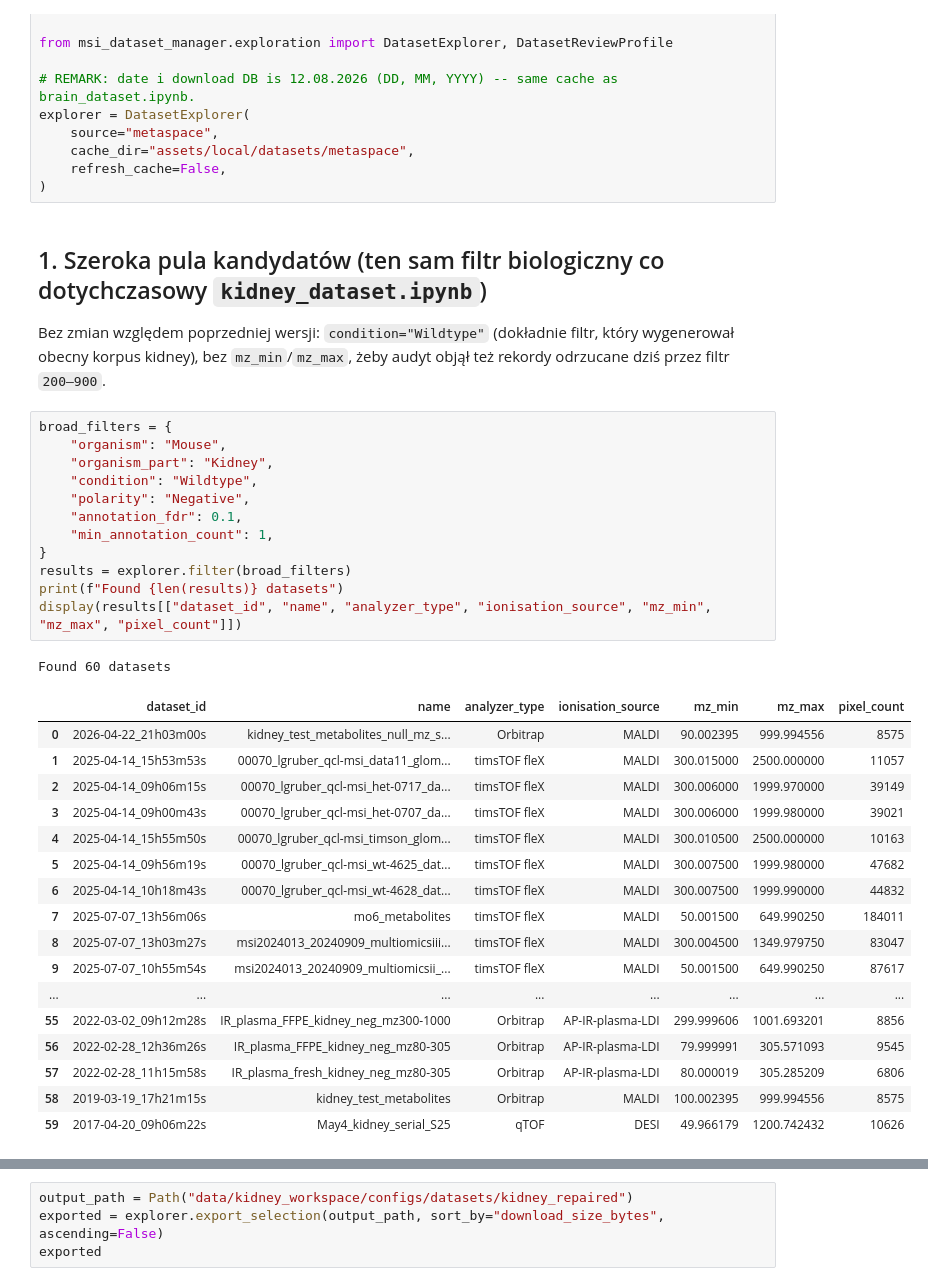
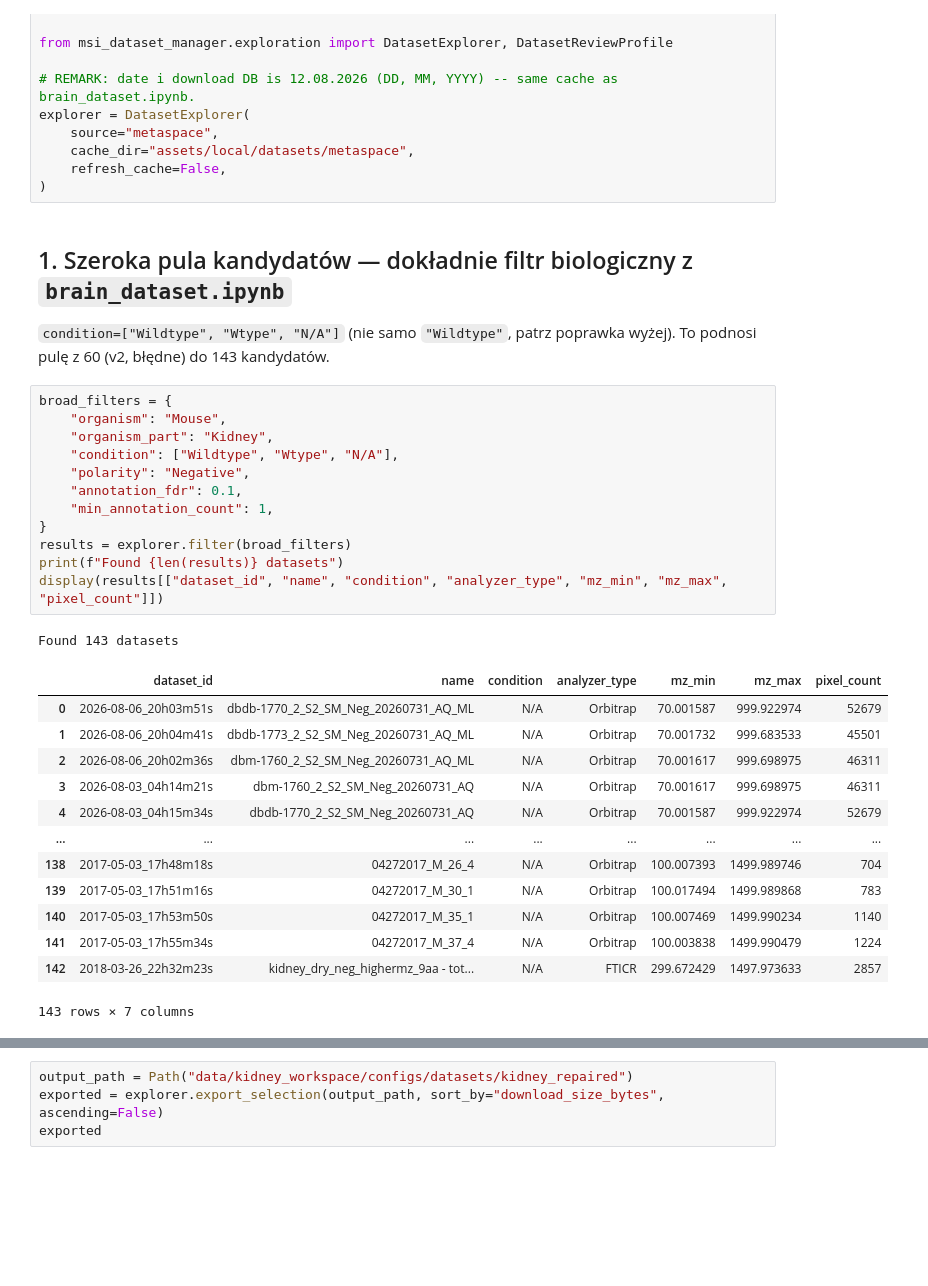
Before and after one commit to maxi7524/MSIAutoEncoderWrapper, a Jupyter notebook: assets/datasets_query/kidney_dataset_repaired.ipynb, the cells around one changed output, grey strips where cells are left out. Cells and saved outputs as stored; diff of their text form; blank space fills up the shorter version.

```diff
--- a/assets/datasets_query/kidney_dataset_repaired.ipynb
+++ b/assets/datasets_query/kidney_dataset_repaired.ipynb
@@ -35,41 +33,37 @@ explorer = DatasetExplorer(
     cache_dir="assets/local/datasets/metaspace",
     refresh_cache=False,
 )
-# %% [markdown]
-## 1. Szeroka pula kandydatów (ten sam filtr biologiczny co dotychczasowy `kidney_dataset.ipynb`)
-
-Bez zmian względem poprzedniej wersji: `condition="Wildtype"` (dokładnie filtr, który wygenerował obecny korpus kidney), bez `mz_min`/`mz_max`, żeby audyt objął też rekordy odrzucane dziś przez filtr `200–900`.
+# %% [markdown]
+## 1. Szeroka pula kandydatów — dokładnie filtr biologiczny z `brain_dataset.ipynb`
+
+`condition=["Wildtype", "Wtype", "N/A"]` (nie samo `"Wildtype"`, patrz poprawka wyżej). To podnosi pulę z 60 (v2, błędne) do 143 kandydatów.
 # %%
 broad_filters = {
     "organism": "Mouse",
     "organism_part": "Kidney",
-    "condition": "Wildtype",
+    "condition": ["Wildtype", "Wtype", "N/A"],
     "polarity": "Negative",
     "annotation_fdr": 0.1,
     "min_annotation_count": 1,
 }
 results = explorer.filter(broad_filters)
 print(f"Found {len(results)} datasets")
-display(results[["dataset_id", "name", "analyzer_type", "ionisation_source", "mz_min", "mz_max", "pixel_count"]])
+display(results[["dataset_id", "name", "condition", "analyzer_type", "mz_min", "mz_max", "pixel_count"]])
 # %% [output]
-Found 60 datasets
+Found 143 datasets
-|  | dataset_id | name | analyzer_type | ionisation_source | mz_min | mz_max | pixel_count |
-| 0 | 2026-04-22_21h03m00s | kidney_test_metabolites_null_mz_s... | Orbitrap | MALDI | 90.002395 | 999.994556 | 8575 |
-| 1 | 2025-04-14_15h53m53s | 00070_lgruber_qcl-msi_data11_glom... | timsTOF fleX | MALDI | 300.015000 | 2500.000000 | 11057 |
-| 2 | 2025-04-14_09h06m15s | 00070_lgruber_qcl-msi_het-0717_da... | timsTOF fleX | MALDI | 300.006000 | 1999.970000 | 39149 |
-| 3 | 2025-04-14_09h00m43s | 00070_lgruber_qcl-msi_het-0707_da... | timsTOF fleX | MALDI | 300.006000 | 1999.980000 | 39021 |
-| 4 | 2025-04-14_15h55m50s | 00070_lgruber_qcl-msi_timson_glom... | timsTOF fleX | MALDI | 300.010500 | 2500.000000 | 10163 |
-| 5 | 2025-04-14_09h56m19s | 00070_lgruber_qcl-msi_wt-4625_dat... | timsTOF fleX | MALDI | 300.007500 | 1999.980000 | 47682 |
-| 6 | 2025-04-14_10h18m43s | 00070_lgruber_qcl-msi_wt-4628_dat... | timsTOF fleX | MALDI | 300.007500 | 1999.990000 | 44832 |
-| 7 | 2025-07-07_13h56m06s | mo6_metabolites | timsTOF fleX | MALDI | 50.001500 | 649.990250 | 184011 |
-| 8 | 2025-07-07_13h03m27s | msi2024013_20240909_multiomicsiii... | timsTOF fleX | MALDI | 300.004500 | 1349.979750 | 83047 |
-| 9 | 2025-07-07_10h55m54s | msi2024013_20240909_multiomicsii_... | timsTOF fleX | MALDI | 50.001500 | 649.990250 | 87617 |
+|  | dataset_id | name | condition | analyzer_type | mz_min | mz_max | pixel_count |
+| 0 | 2026-08-06_20h03m51s | dbdb-1770_2_S2_SM_Neg_20260731_AQ_ML | N/A | Orbitrap | 70.001587 | 999.922974 | 52679 |
+| 1 | 2026-08-06_20h04m41s | dbdb-1773_2_S2_SM_Neg_20260731_AQ_ML | N/A | Orbitrap | 70.001732 | 999.683533 | 45501 |
+| 2 | 2026-08-06_20h02m36s | dbm-1760_2_S2_SM_Neg_20260731_AQ_ML | N/A | Orbitrap | 70.001617 | 999.698975 | 46311 |
+| 3 | 2026-08-03_04h14m21s | dbm-1760_2_S2_SM_Neg_20260731_AQ | N/A | Orbitrap | 70.001617 | 999.698975 | 46311 |
+| 4 | 2026-08-03_04h15m34s | dbdb-1770_2_S2_SM_Neg_20260731_AQ | N/A | Orbitrap | 70.001587 | 999.922974 | 52679 |
 | ... | ... | ... | ... | ... | ... | ... | ... |
-| 55 | 2022-03-02_09h12m28s | IR_plasma_FFPE_kidney_neg_mz300-1000 | Orbitrap | AP-IR-plasma-LDI | 299.999606 | 1001.693201 | 8856 |
-| 56 | 2022-02-28_12h36m26s | IR_plasma_FFPE_kidney_neg_mz80-305 | Orbitrap | AP-IR-plasma-LDI | 79.999991 | 305.571093 | 9545 |
-| 57 | 2022-02-28_11h15m58s | IR_plasma_fresh_kidney_neg_mz80-305 | Orbitrap | AP-IR-plasma-LDI | 80.000019 | 305.285209 | 6806 |
-| 58 | 2019-03-19_17h21m15s | kidney_test_metabolites | Orbitrap | MALDI | 100.002395 | 999.994556 | 8575 |
-| 59 | 2017-04-20_09h06m22s | May4_kidney_serial_S25 | qTOF | DESI | 49.966179 | 1200.742432 | 10626 |
+| 138 | 2017-05-03_17h48m18s | 04272017_M_26_4 | N/A | Orbitrap | 100.007393 | 1499.989746 | 704 |
+| 139 | 2017-05-03_17h51m16s | 04272017_M_30_1 | N/A | Orbitrap | 100.017494 | 1499.989868 | 783 |
+| 140 | 2017-05-03_17h53m50s | 04272017_M_35_1 | N/A | Orbitrap | 100.007469 | 1499.990234 | 1140 |
+| 141 | 2017-05-03_17h55m34s | 04272017_M_37_4 | N/A | Orbitrap | 100.003838 | 1499.990479 | 1224 |
+| 142 | 2018-03-26_22h32m23s | kidney_dry_neg_highermz_9aa - tot... | N/A | FTICR | 299.672429 | 1497.973633 | 2857 |
+143 rows × 7 columns
 # %% [markdown]
 ## 2. Ładowanie dotychczasowej ręcznej selekcji i przeniesienie jej wykluczeń do sesji
 
```
Also changed, not shown: parts of 17 cells of this notebook, 6 other files.
